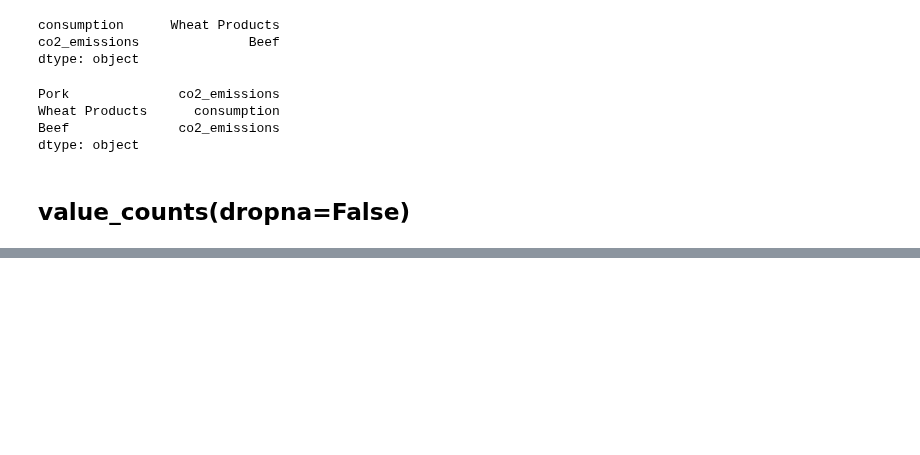
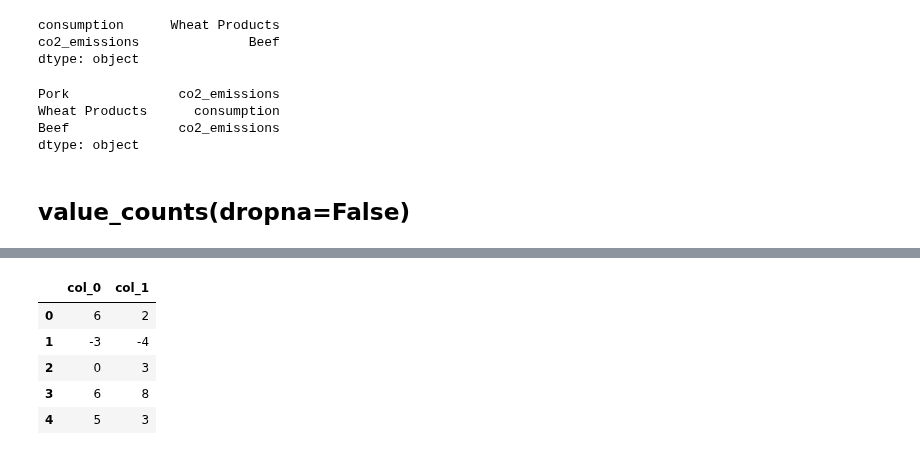
Before and after one commit to soyinkas1/PP0011_Books_Medium_Articles-Personal-Practice-Walkalong_Notebooks, a Jupyter notebook: 25 Pandas Functions You Didn't Know Existed.ipynb, the cells around one changed output, grey strips where cells are left out. Cells and saved outputs as stored; diff of their text form; code cells hidden in the pictures; blank space fills up the shorter version.

```diff
--- a/25 Pandas Functions You Didn't Know Existed.ipynb
+++ b/25 Pandas Functions You Didn't Know Existed.ipynb
@@ -1179,0 +1247,9 @@ dtype: int64
+# %%
+df.clip(t, t+4, axis=0)
+# %% [output]
+|  | col_0 | col_1 |
+| 0 | 6 | 2 |
+| 1 | -3 | -4 |
+| 2 | 0 | 3 |
+| 3 | 6 | 8 |
+| 4 | 5 | 3 |
```
Also changed, not shown: parts of 27 cells of this notebook.
